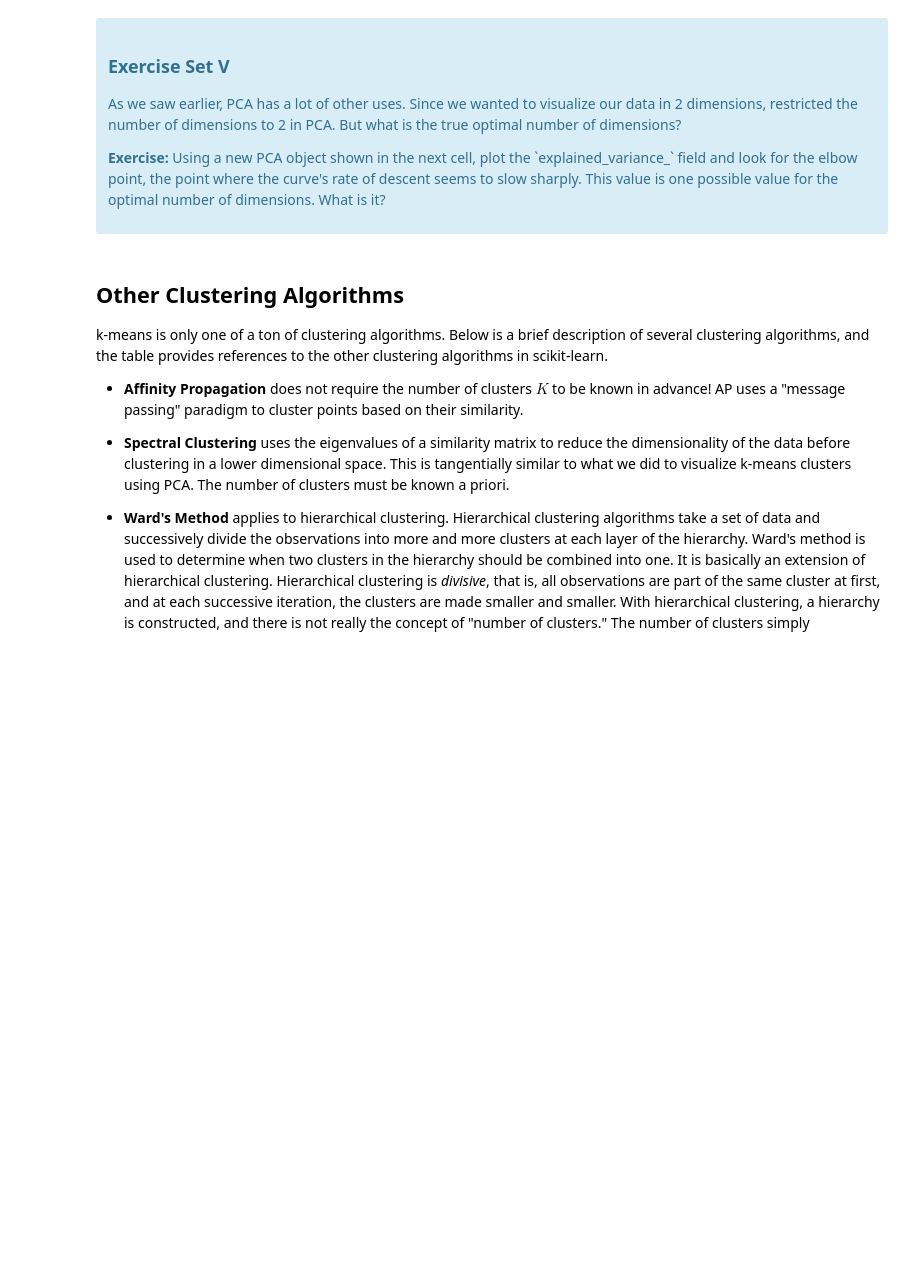
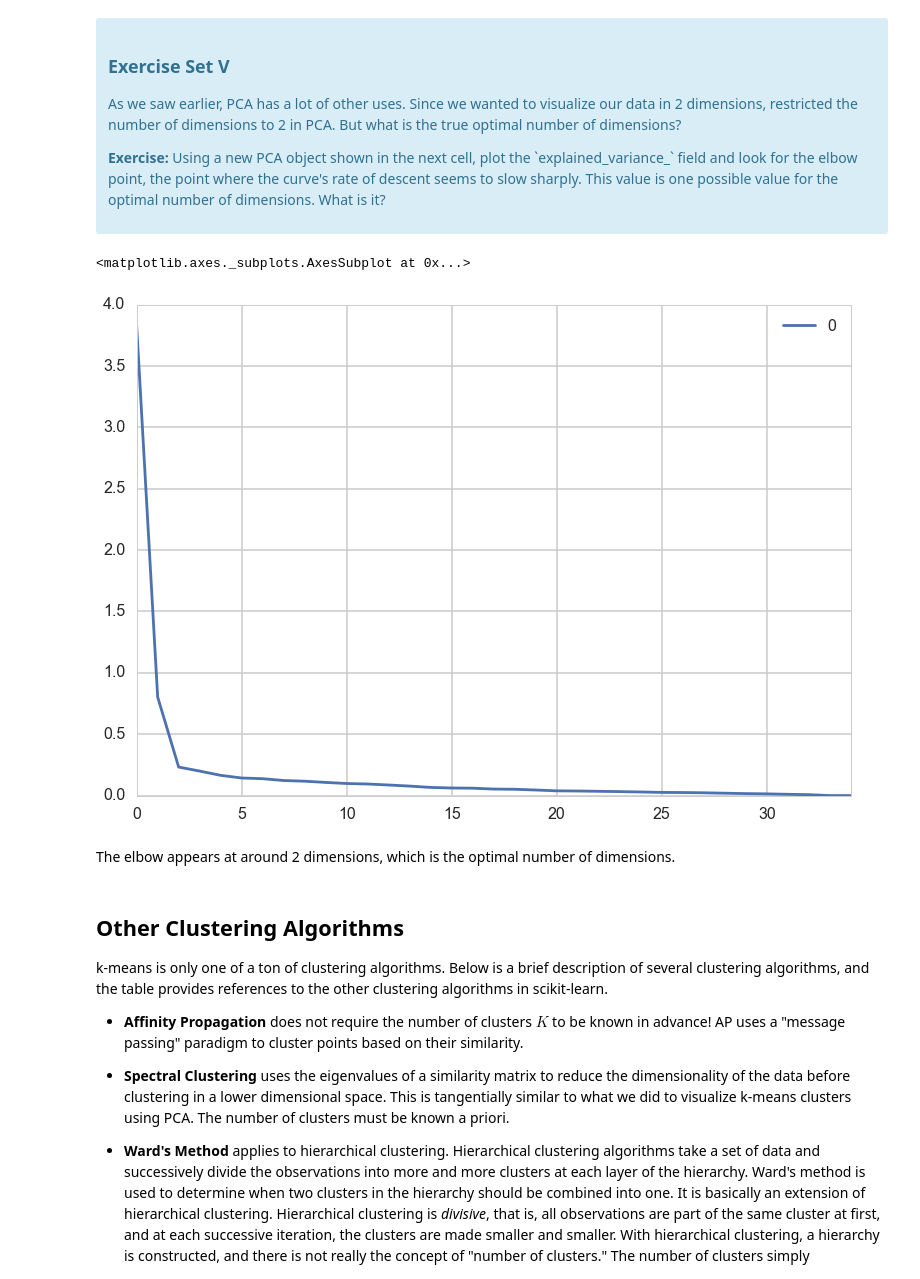
Before and after one commit to nsamrao/Springboard-Data-Science, a Jupyter notebook: Mini_Project_Clustering.ipynb, the cells around one changed output. Drawn from its saved outputs; the diff is of its cells as text; code cells hidden in the pictures; blank space fills up the shorter version.

```diff
--- a/Mini_Project_Clustering.ipynb
+++ b/Mini_Project_Clustering.ipynb
@@ -186,11 +364,19 @@ What we've done is we've taken those columns of 0/1 indicator variables, and we'
 # %%
 #your turn
 # Initialize a new PCA model with a default number of components.
 import sklearn.decomposition
 pca = sklearn.decomposition.PCA()
 pca.fit(X)
+# Do the rest on your own :)
 
-# Do the rest on your own :)
+x = pd.DataFrame(pca.explained_variance_ )
+
+x.plot()
+# %% [output]
+<matplotlib.axes._subplots.AxesSubplot at 0x...>
+[figure, added]
+# %% [markdown]
+The elbow appears at around 2 dimensions, which is the optimal number of dimensions.
 # %% [markdown]
 ## Other Clustering Algorithms
 
```
Also changed, not shown: parts of 25 cells of this notebook.
